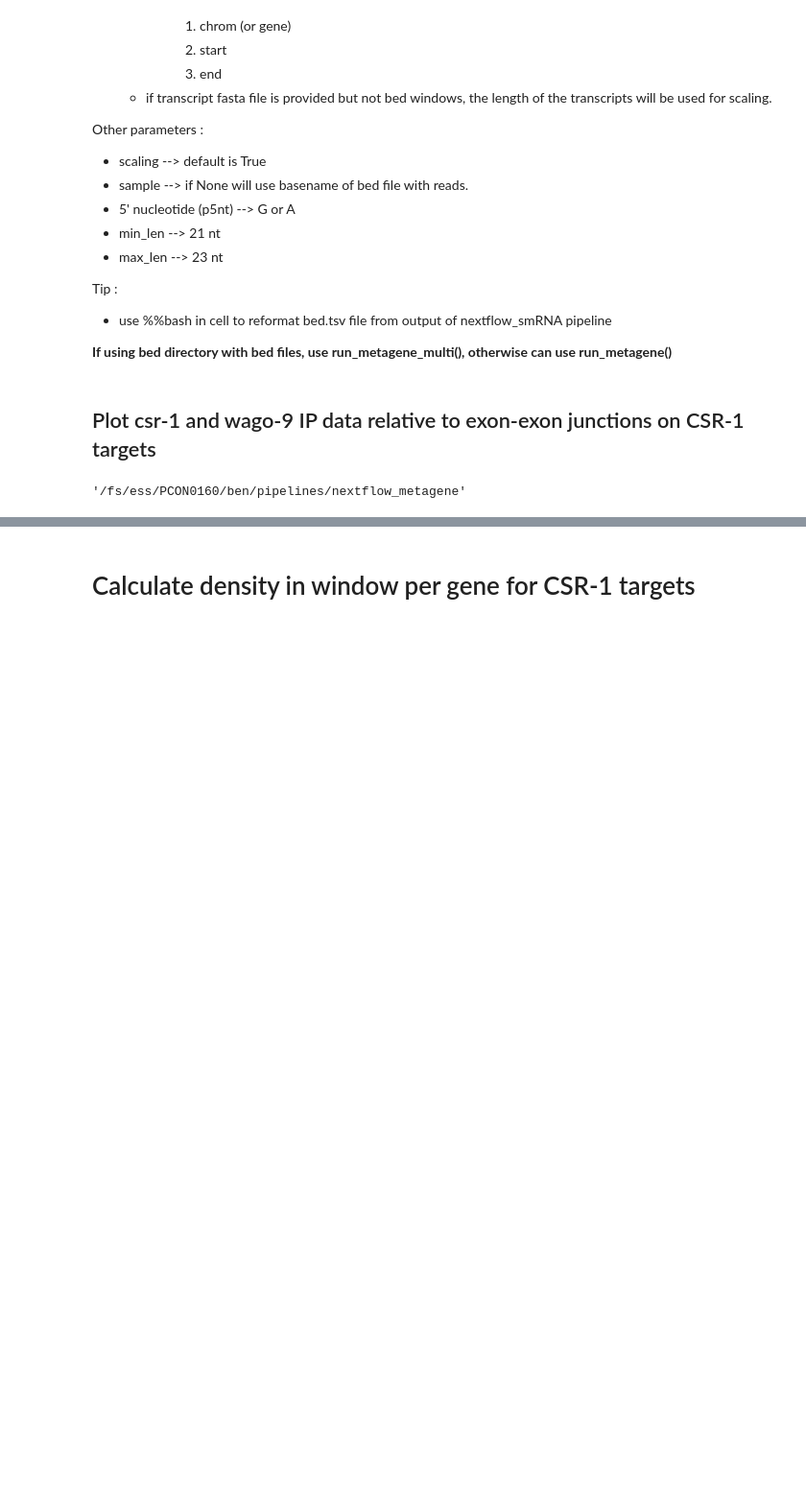
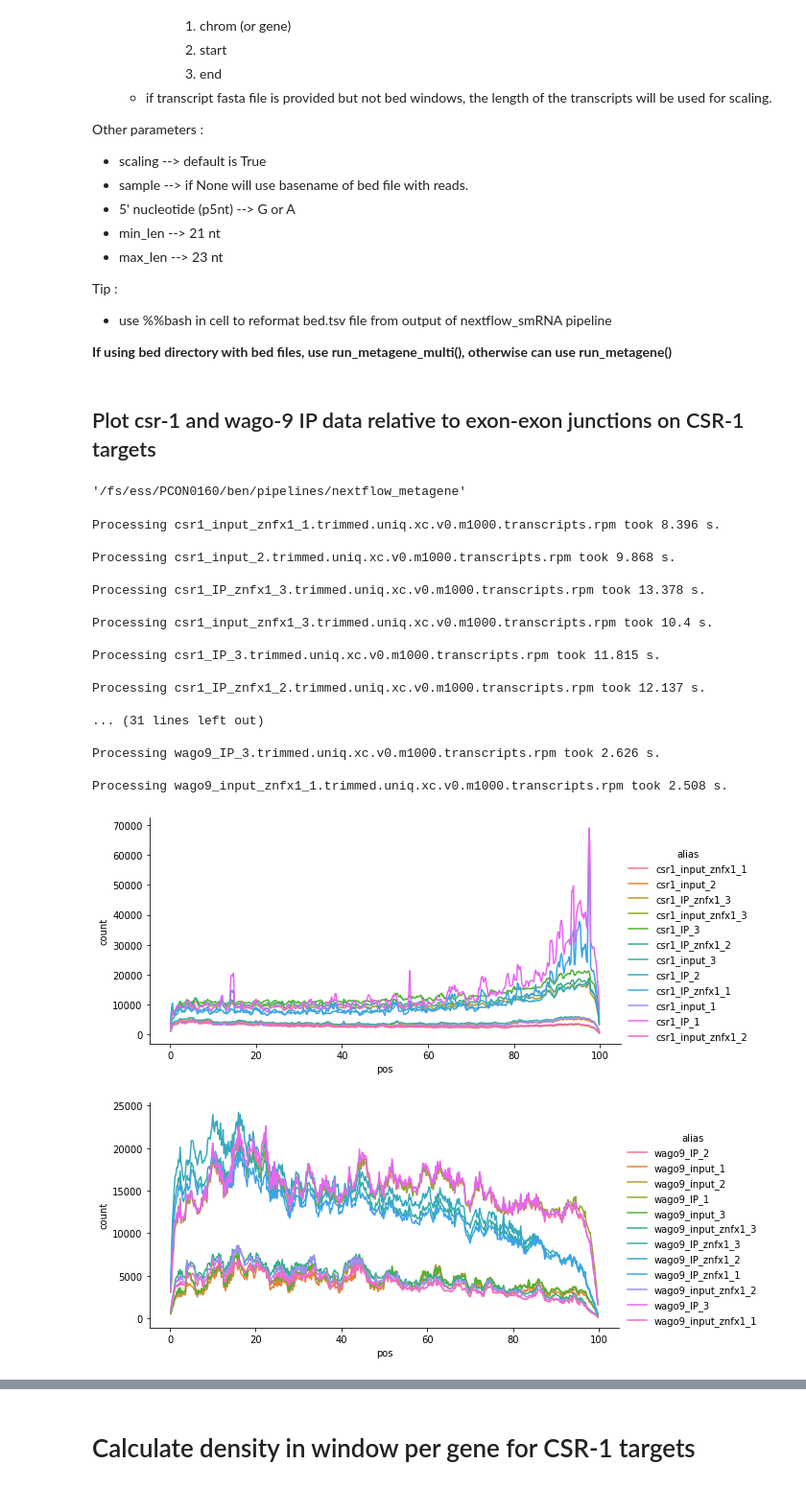
Before and after one commit to benpastore/metagene_analysis, a Jupyter notebook: metagene_latest.ipynb, the cells around one changed output, grey strips where cells are left out. Shown at 96% size. Cells and saved outputs as stored; diff of their text form; code cells hidden in the pictures; blank space fills up the shorter version.

```diff
--- a/metagene_latest.ipynb
+++ b/metagene_latest.ipynb
@@ -464,19 +463,39 @@ cat "/fs/ess/PCON0160/ben/genomes/c_elegans/WS279/csr1_targets.eejunc.bed" | gre
 # %%
 # full length
-wago = run_metagene(glob.glob(f"{bed_input}/*.rpm"),
-             bed_windows = "wago9_targets_centered_eejunc.bed",
-             scaling = False,
+csr = run_metagene(glob.glob(f"{bed_input}/*csr*.rpm"),
+             bed_windows = "csr.full.bed",
+             scaling = True,
              transcripts = None,
              sample = "upstream",
              p5nt = ['G', 'A'],
              min_len = 21,
              max_len = 23)
 
-csr = run_metagene(glob.glob(f"{bed_input}/*.rpm"),
-             bed_windows = "csr1_targets_centered_eejunc.bed",
-             scaling = False,
+wago = run_metagene(glob.glob(f"{bed_input}/*wago*.rpm"),
+             bed_windows = "hrde.full.bed",
+             scaling = True,
              transcripts = None,
              sample = "upstream",
              p5nt = ['G', 'A'],
              min_len = 21,
              max_len = 23)
+# %% [output]
+Processing csr1_input_znfx1_1.trimmed.uniq.xc.v0.m1000.transcripts.rpm took 8.396 s.
+
+Processing csr1_input_2.trimmed.uniq.xc.v0.m1000.transcripts.rpm took 9.868 s.
+
+Processing csr1_IP_znfx1_3.trimmed.uniq.xc.v0.m1000.transcripts.rpm took 13.378 s.
+
+Processing csr1_input_znfx1_3.trimmed.uniq.xc.v0.m1000.transcripts.rpm took 10.4 s.
+
+Processing csr1_IP_3.trimmed.uniq.xc.v0.m1000.transcripts.rpm took 11.815 s.
+
+Processing csr1_IP_znfx1_2.trimmed.uniq.xc.v0.m1000.transcripts.rpm took 12.137 s.
+
+... (31 lines left out)
+
+Processing wago9_IP_3.trimmed.uniq.xc.v0.m1000.transcripts.rpm took 2.626 s.
+
+Processing wago9_input_znfx1_1.trimmed.uniq.xc.v0.m1000.transcripts.rpm took 2.508 s.
+[figure, added]
+[figure, added]
```
Also changed, not shown: parts of 12 cells of this notebook, 5 other files.
